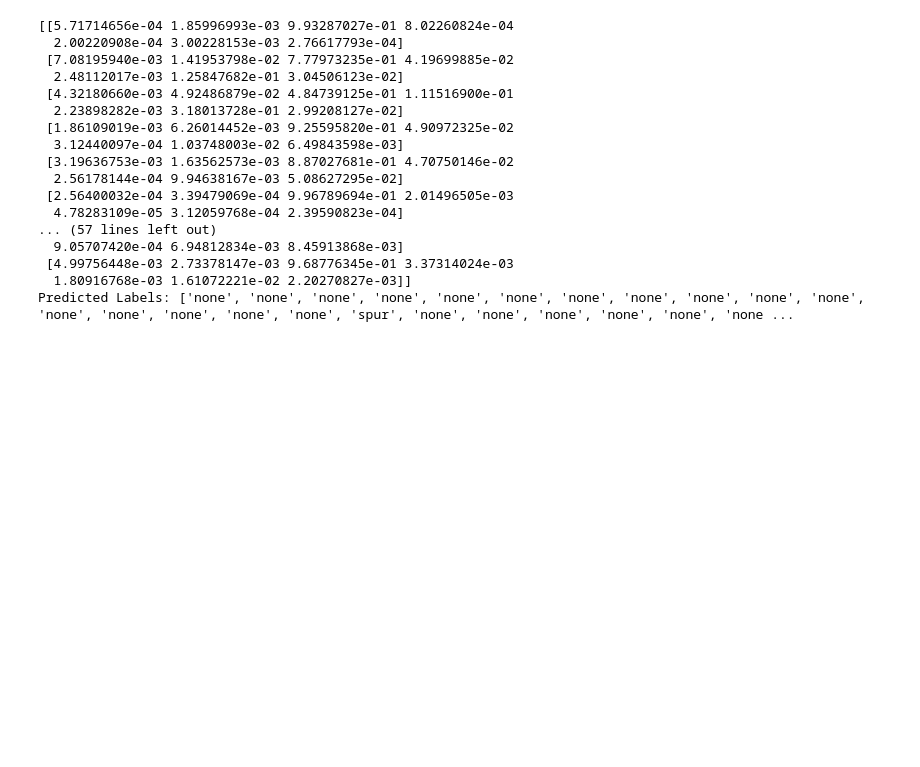
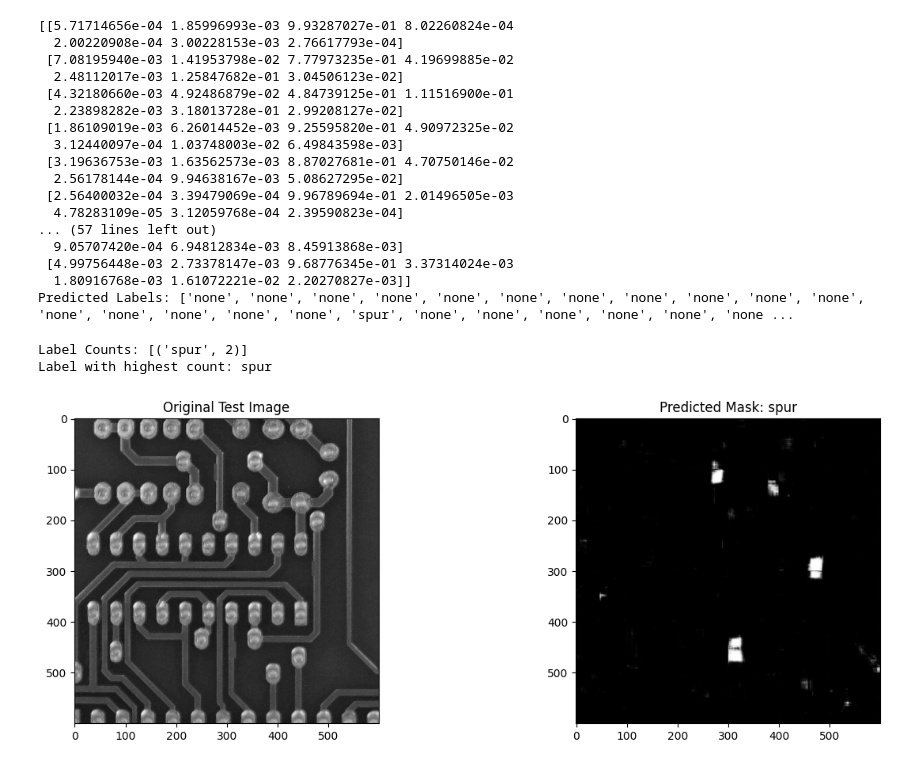
Before and after one commit to taubenus/PCB_Defects_Detection, a Jupyter notebook: notebooks/evaluation/evaluation.ipynb, the cells around one changed output. Drawn from its saved outputs; the diff is of its cells as text; code cells hidden in the pictures; blank space fills up the shorter version.

```diff
--- a/notebooks/evaluation/evaluation.ipynb
+++ b/notebooks/evaluation/evaluation.ipynb
@@ -272,6 +267,18 @@ def crop_image(image, crop_size=(100, 100)):
             if crop.shape[0] == crop_height and crop.shape[1] == crop_width:
                 crops.append(crop)
     return crops
+# %%
+def combine_crops(crops, crop_size=(100, 100), full_size=(600, 600)):
+    rows = full_size[0] // crop_size[0]
+    cols = full_size[1] // crop_size[1]
+    combined_image = np.zeros(full_size)
+
+    crop_idx = 0
+    for i in range(rows):
+        for j in range(cols):
+            combined_image[i*crop_size[0]:(i+1)*crop_size[0], j*crop_size[1]:(j+1)*crop_size[1]] = crops[crop_idx]
+            crop_idx += 1
+    return combined_image
 # %% [markdown]
 ### testing the model on single 600x600 images from the image pool
 # %% [markdown]
@@ -353,3 +360,19 @@ print(f"Predicted Labels: {y_pred_class_2}")
  [4.99756448e-03 2.73378147e-03 9.68776345e-01 3.37314024e-03
   1.80916768e-03 1.61072221e-02 2.20270827e-03]]
 Predicted Labels: ['none', 'none', 'none', 'none', 'none', 'none', 'none', 'none', 'none', 'none', 'none', 'none', 'none', 'none', 'none', 'none', 'spur', 'none', 'none', 'none', 'none', 'none', 'none ...
+# %%
+defects = [label for label in y_pred_class_2 if label != 'none']
+
+label_counts = Counter(defects)
+
+# Find the label with the maximum count
+most_common_label = label_counts.most_common(1)[0][0]
+
+# Print the count of each label
+print(f"Label Counts: {label_counts.most_common()}")
+
+# Print the label with the highest count
+print(f"Label with highest count: {most_common_label}")
+# %% [output]
+Label Counts: [('spur', 2)]
+Label with highest count: spur
@@ -355,0 +396,21 @@ Predicted Labels: ['none', 'none', 'none', 'none', 'none', 'none', 'none', 'none
+# %%
+X_test_2_recombined = combine_crops(crops.squeeze())
+
+y_pred_mask_2_recombined = combine_crops(y_pred_mask_2.squeeze())
+# %%
+plt.figure(figsize=(15, 5))
+
+plt.subplot(121)
+plt.imshow(X_test_2_recombined, cmap='gray')
+plt.title('Original Test Image')
+#plt.axis('off')
+
+
+plt.subplot(122)
+plt.imshow(y_pred_mask_2_recombined, cmap='gray')
+plt.title(f'Predicted Mask: {most_common_label}')
+#plt.axis('off')
+
+plt.show()
+# %% [output]
+[figure, added]
```
Also changed, not shown: parts of 5 cells of this notebook, 1 other file.
